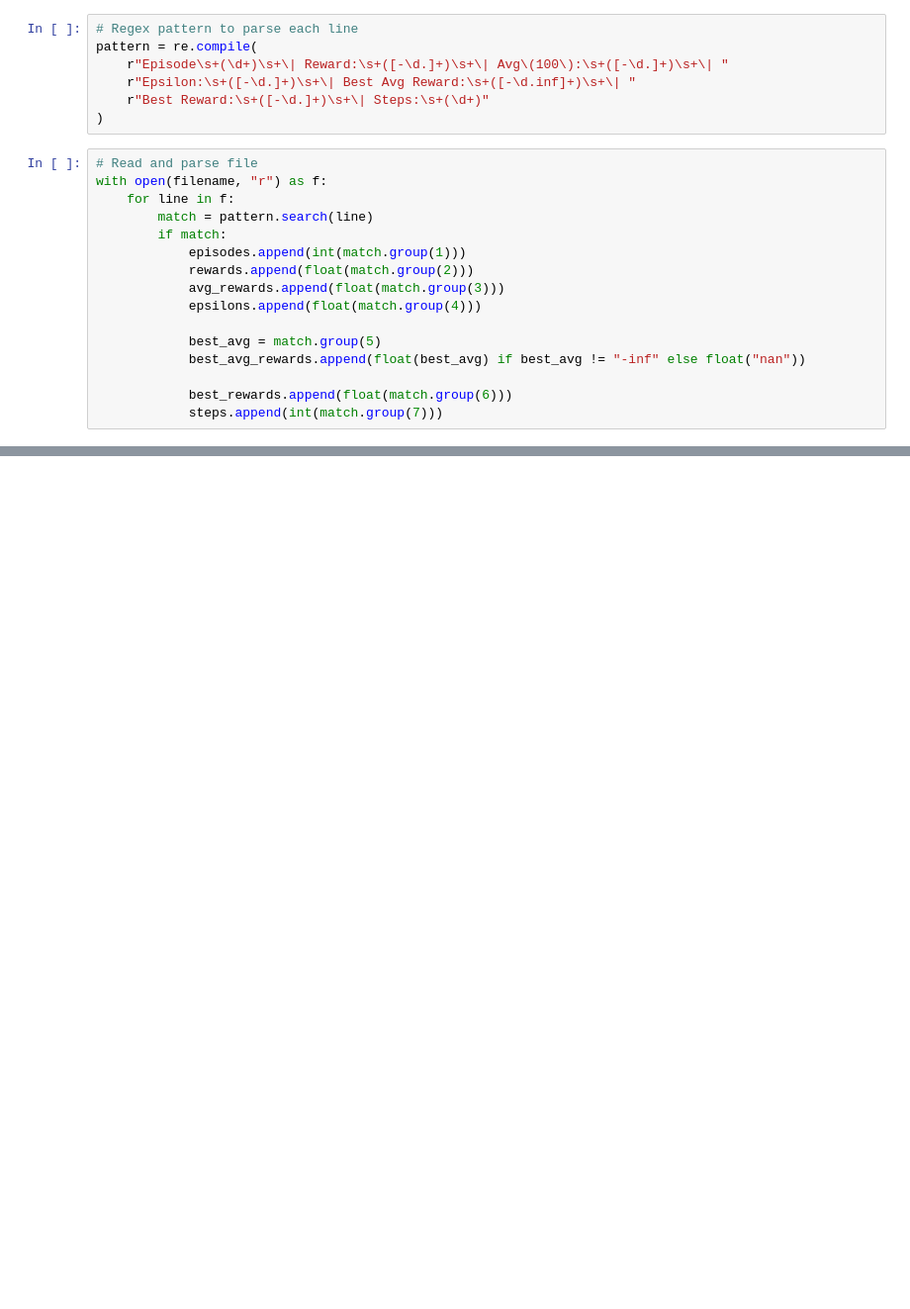
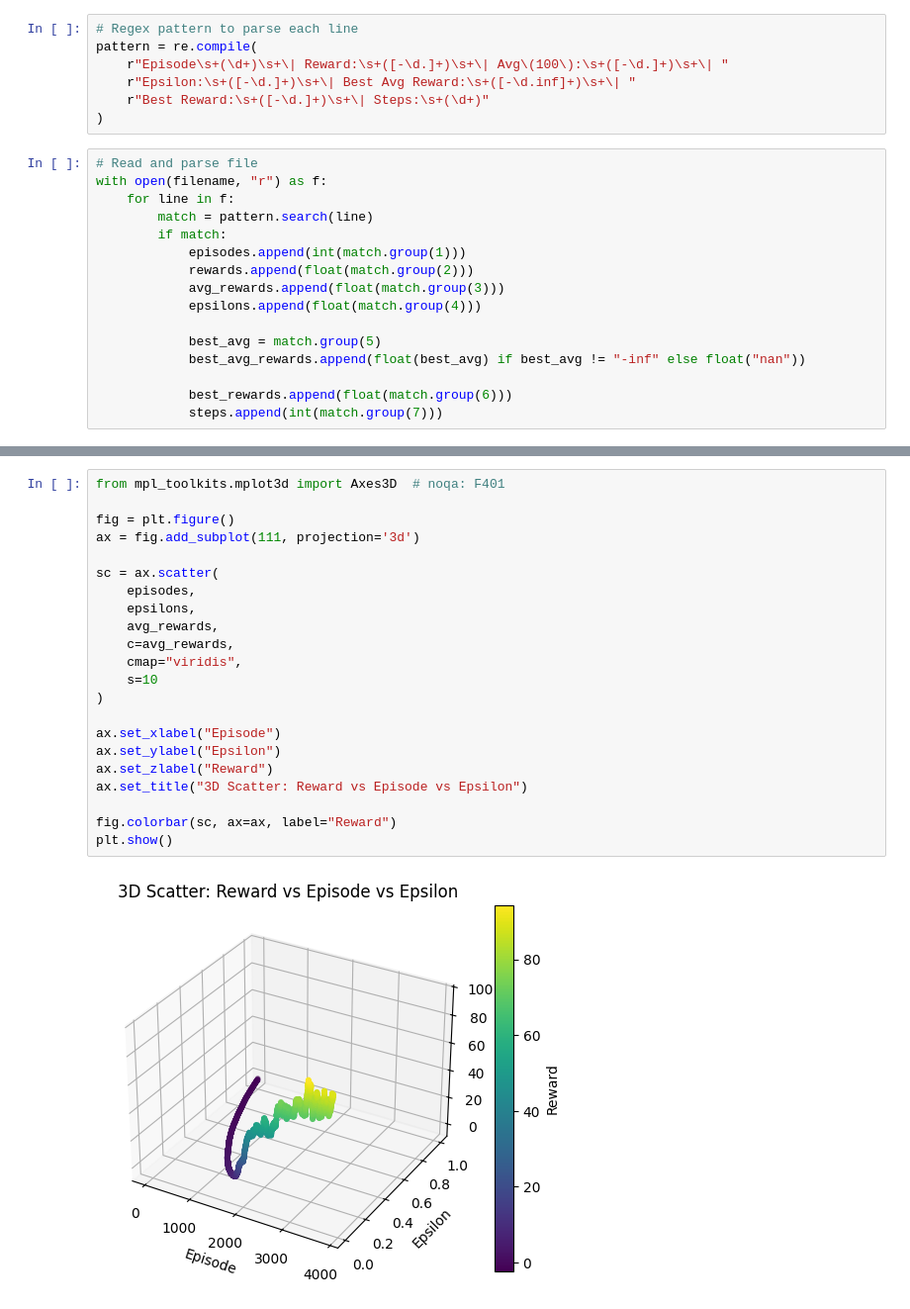
Before and after one commit to iancustefan26/Q-learning-CNN-in-Flappy-Bird-Environment, a Jupyter notebook: src/metrics/generate_training_plots.ipynb, the cells around one changed output, grey strips where cells are left out. Shown at 99% size. Drawn from its saved outputs; the diff is of its cells as text; blank space fills up the shorter version.

```diff
--- a/src/metrics/generate_training_plots.ipynb
+++ b/src/metrics/generate_training_plots.ipynb
@@ -78 +76,25 @@ plt.show()
 [figure]
+# %%
+from mpl_toolkits.mplot3d import Axes3D  # noqa: F401
+
+fig = plt.figure()
+ax = fig.add_subplot(111, projection='3d')
+
+sc = ax.scatter(
+    episodes,
+    epsilons,
+    avg_rewards,
+    c=avg_rewards,
+    cmap="viridis",
+    s=10
+)
+
+ax.set_xlabel("Episode")
+ax.set_ylabel("Epsilon")
+ax.set_zlabel("Reward")
+ax.set_title("3D Scatter: Reward vs Episode vs Epsilon")
+
+fig.colorbar(sc, ax=ax, label="Reward")
+plt.show()
+# %% [output]
+[figure, added]
```
Also changed, not shown: parts of 1 cell of this notebook, 1 other file.
